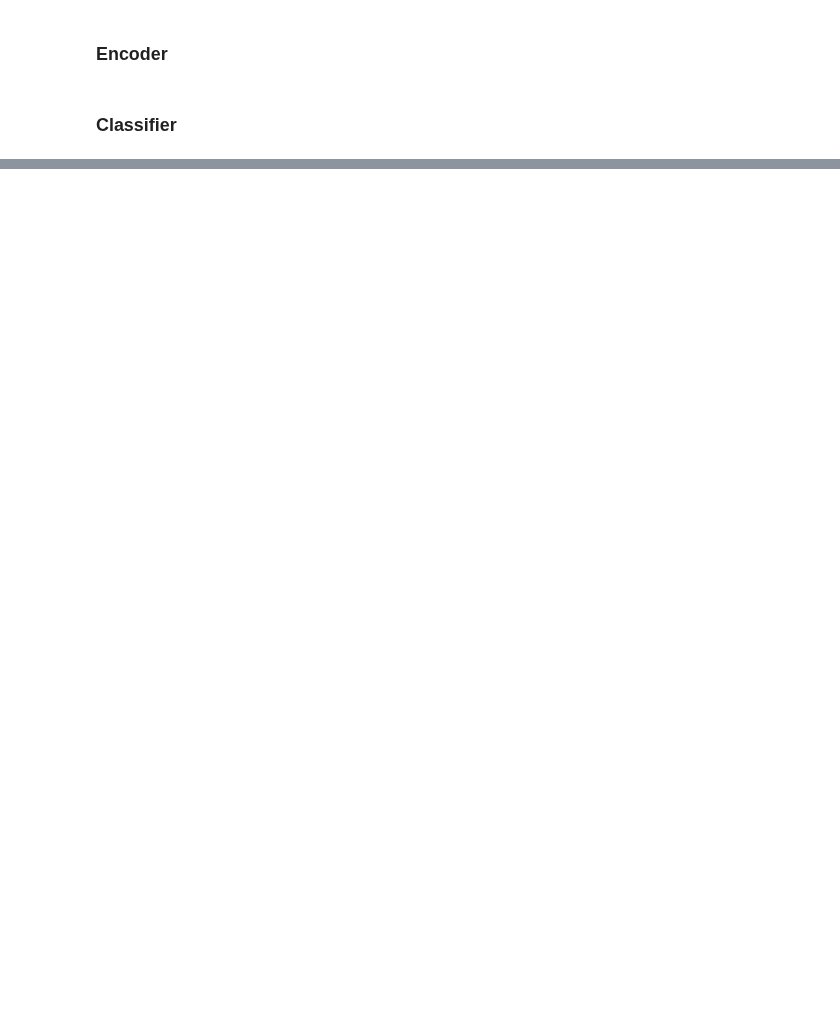
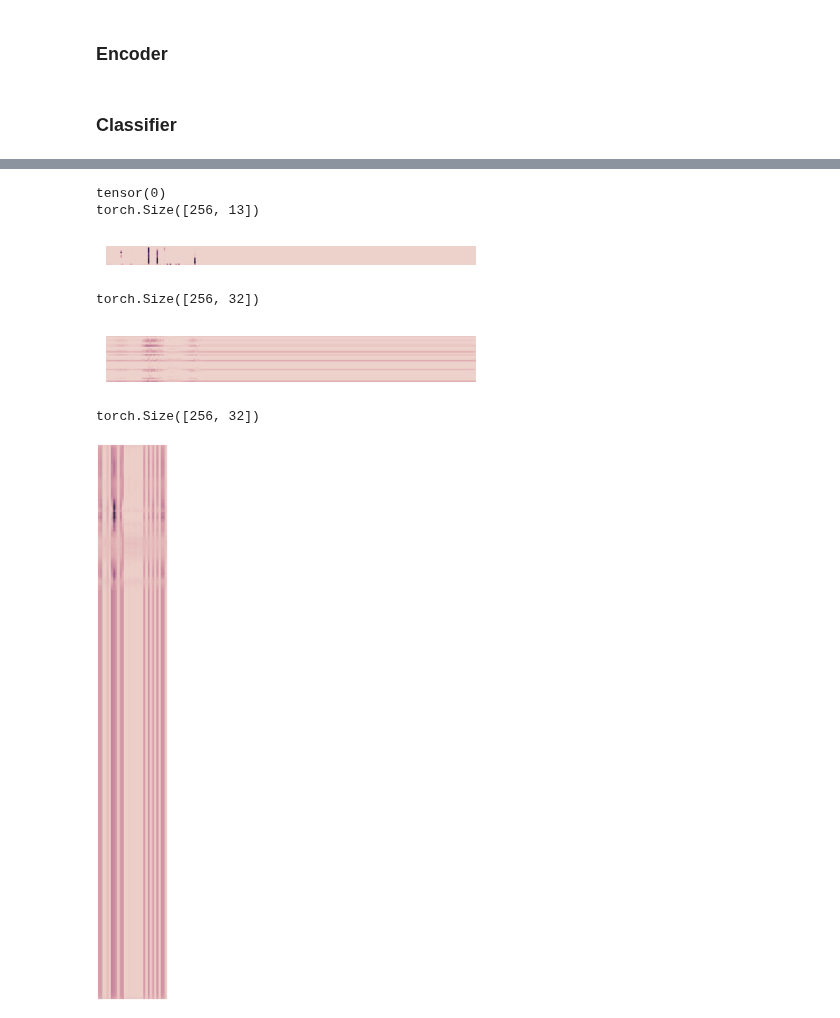
Before and after one commit to TheItCrOw/PrismAI, a Jupyter notebook: src/luminar_accelerate.ipynb, the cells around one changed output, grey strips where cells are left out. Saved outputs shown, nothing was run; the diff lists cells and outputs as text; code cells hidden in the pictures; blank space fills up the shorter version.

```diff
--- a/src/luminar_accelerate.ipynb
+++ b/src/luminar_accelerate.ipynb
@@ -97,4 +135,6 @@ def compute_metrics(eval_pred):
 # %%
 agent = "gpt_4o_mini"
+other_agents = "gemma2_9b"
+domain = "student_essays"
 feature_len = 256
 seed = 42
@@ -277,0 +369,51 @@ print(
+# %%
+import matplotlib.pyplot as plt
+import numpy as np
+import seaborn as sns
+from matplotlib.image import AxesImage
+from numpy.typing import NDArray
+
+cubehelix = sns.cubehelix_palette(as_cmap=True)
+
+
+def visualize_features(features: NDArray, cmap=cubehelix, size=4) -> AxesImage:
+    a = features.shape[0] / features.shape[1]
+    h, w = (size, size * a) if a > 1 else (size, size / a)
+    fig, ax = plt.subplots(figsize=(h, w))
+    fig = ax.imshow(
+        features,
+        cmap=cmap,
+        vmin=min(0.0, features.min()),
+        vmax=max(1.0, features.max()),
+        aspect="equal",
+    )
+    fig.axes.set_axis_off()
+    plt.tight_layout()
+    return fig
+# %%
+sample = datasets_matched["test"][0]
+print(sample["labels"])
+features = sample["features"]
+print(features.shape)
+visualize_features(features.T)
+plt.show()
+
+conv = (
+    classifier.conv_layers[:-1](features.T.unsqueeze(0).to("cuda")).cpu().detach()[0].T
+)
+print(conv.shape)
+visualize_features(conv.clip(0, 1).numpy().T)
+plt.show()
+
+ff = classifier.projection[:-1](conv.unsqueeze(0).to("cuda")).cpu().detach()[0]
+print(ff.shape)
+visualize_features(ff.numpy())
+plt.show()
+# %% [output]
+tensor(0)
+torch.Size([256, 13])
+[figure, added]
+torch.Size([256, 32])
+[figure, added]
+torch.Size([256, 32])
+[figure, added]
```
Also changed, not shown: parts of 21 cells of this notebook, 2 other files.
